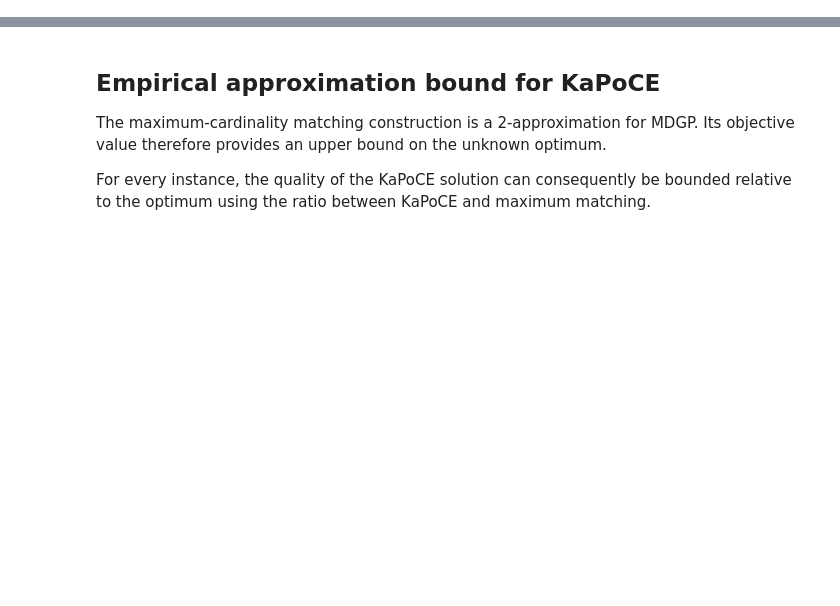
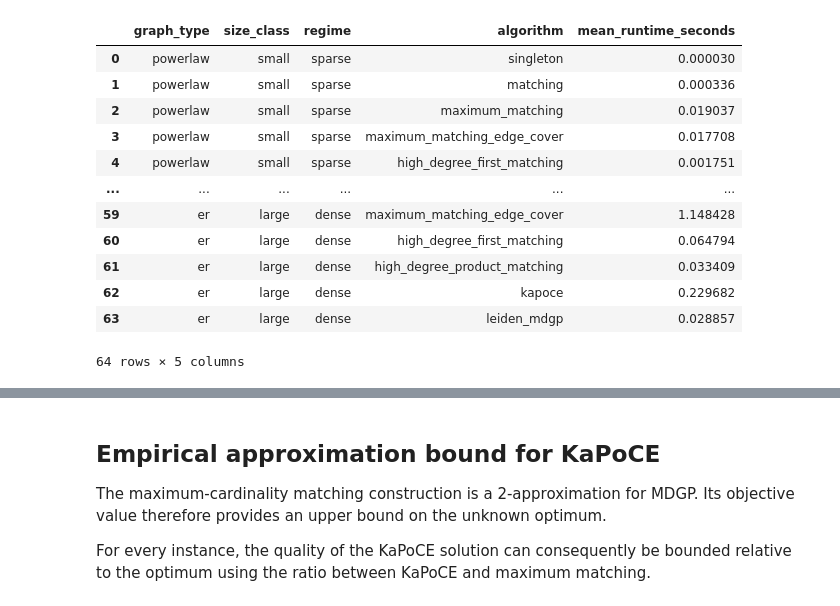
Before and after one commit to lulufka/dense_graph_partition, a Jupyter notebook: notebooks/experiment1/experiment1_baseline_anaylsis.ipynb, the cells around one changed output, grey strips where cells are left out. Cells and saved outputs as stored; diff of their text form; code cells hidden in the pictures; blank space fills up the shorter version.

```diff
--- a/notebooks/experiment1/experiment1_baseline_anaylsis.ipynb
+++ b/notebooks/experiment1/experiment1_baseline_anaylsis.ipynb
@@ -169,0 +136,26 @@ final_table
+# %%
+runtime_summary = (
+    raw
+    .groupby(GROUP_ORDER + ["algorithm"], observed=True, as_index=False,)
+    .agg(
+        mean_runtime_seconds=("runtime", "mean"),
+    )
+    .sort_values(GROUP_ORDER + ["algorithm"])
+    .reset_index(drop=True)
+)
+
+runtime_summary
+# %% [output]
+|  | graph_type | size_class | regime | algorithm | mean_runtime_seconds |
+| 0 | powerlaw | small | sparse | singleton | 0.000030 |
+| 1 | powerlaw | small | sparse | matching | 0.000336 |
+| 2 | powerlaw | small | sparse | maximum_matching | 0.019037 |
+| 3 | powerlaw | small | sparse | maximum_matching_edge_cover | 0.017708 |
+| 4 | powerlaw | small | sparse | high_degree_first_matching | 0.001751 |
+| ... | ... | ... | ... | ... | ... |
+| 59 | er | large | dense | maximum_matching_edge_cover | 1.148428 |
+| 60 | er | large | dense | high_degree_first_matching | 0.064794 |
+| 61 | er | large | dense | high_degree_product_matching | 0.033409 |
+| 62 | er | large | dense | kapoce | 0.229682 |
+| 63 | er | large | dense | leiden_mdgp | 0.028857 |
+64 rows × 5 columns
```
Also changed, not shown: parts of 22 cells of this notebook, 7 other files.
